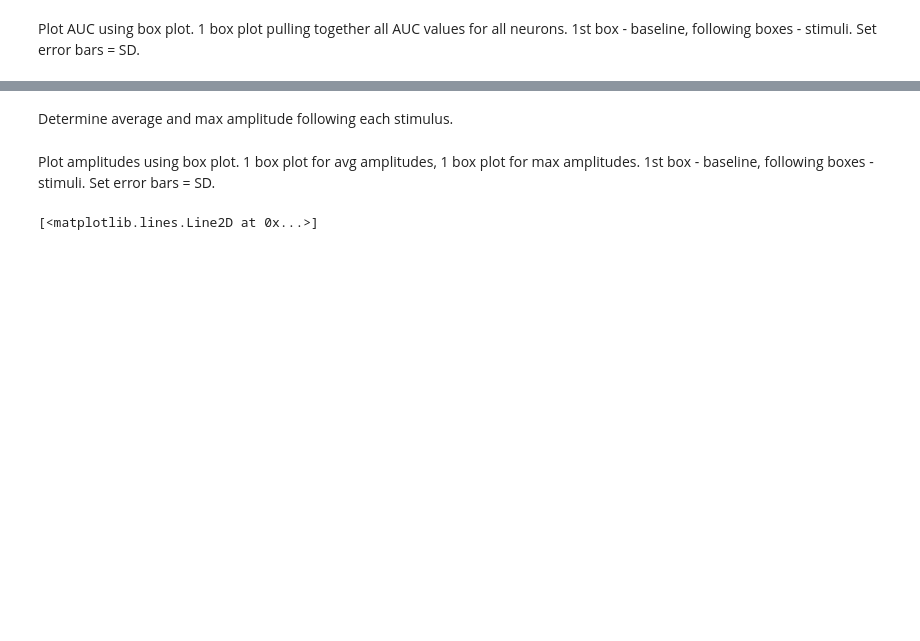
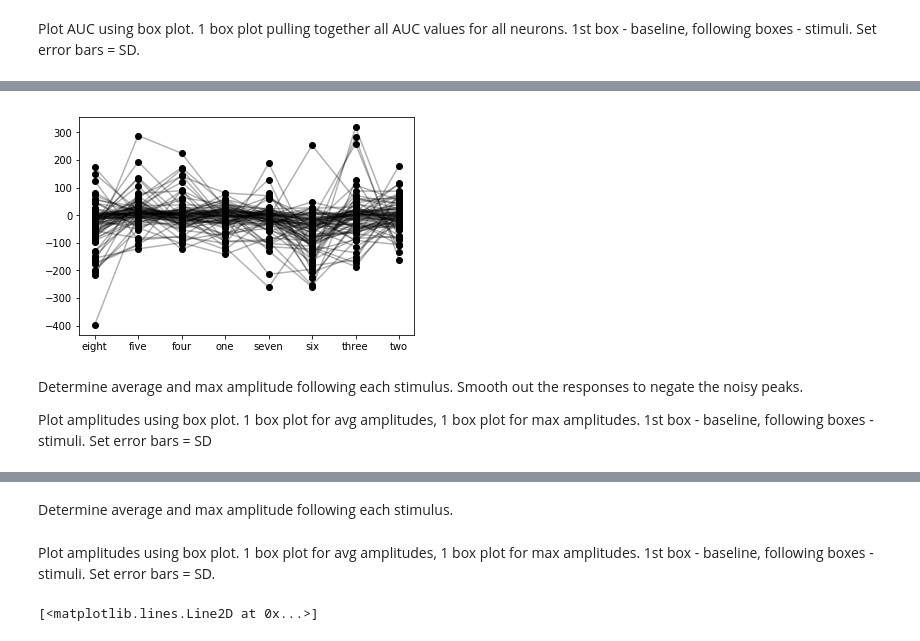
Before and after one commit to antopolskiy/fluorescence_analysis, a Jupyter notebook: main.ipynb, the cells around one changed output, grey strips where cells are left out. Saved outputs shown, nothing was run; the diff lists cells and outputs as text; code cells hidden in the pictures; blank space fills up the shorter version.

```diff
--- a/main.ipynb
+++ b/main.ipynb
@@ -330,5 +346,0 @@ ValueError: operands could not be broadcast together with shapes (95,120) (95,)
-# %%
-ix_begin = stim('one','begin')
-ix_end = stim('one','end')
-np.trapz(dF_norm.iloc[:,ix_begin:ix_end].values,
-         dx=params['frame_dur'])/(ix_begin-ix_end)
@@ -336,0 +399,9 @@ Plot AUC using box plot. 1 box plot pulling together all AUC values for all neur
+# %%
+plt.plot(responses_AUC.T, '-k', alpha=0.3);
+plt.plot(responses_AUC.T, 'ok');
+# %% [output]
+[figure, added]
+# %% [markdown]
+Determine average and max amplitude following each stimulus. Smooth out the responses to negate the noisy peaks.
+
+Plot amplitudes using box plot. 1 box plot for avg amplitudes, 1 box plot for max amplitudes. 1st box - baseline, following boxes - stimuli. Set error bars = SD
```
Also changed, not shown: parts of 21 cells of this notebook.
